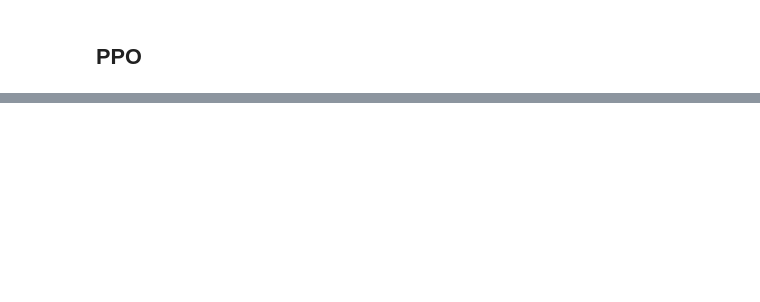
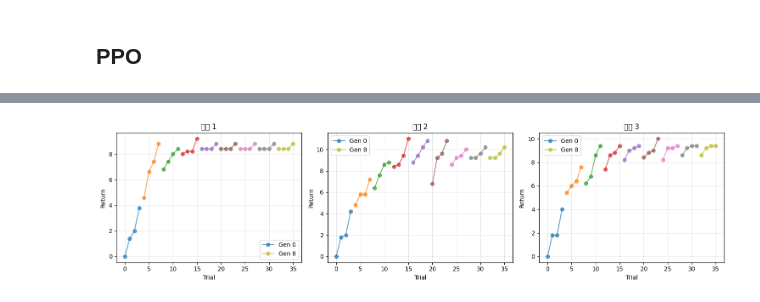
Before and after one commit to 3105813512-tech/cultural-accumulation, a Jupyter notebook: memory_sequence.ipynb, the cells around one changed output, grey strips where cells are left out. Cells and saved outputs as stored; diff of their text form; code cells hidden in the pictures; blank space fills up the shorter version.

```diff
--- a/memory_sequence.ipynb
+++ b/memory_sequence.ipynb
@@ -572,24 +685,18 @@ all_outs = jax.jit(jax.vmap(jax.vmap(train_batch_, in_axes=(None, 0)), in_axes=(
 # %%
-# 完整的多轨迹渐进学习评估 - 独立版本
+# 完整的多轨迹渐进学习评估 - 修复版
 import matplotlib.pyplot as plt
 import numpy as np
 import jax.numpy as jnp
 import jax
 
-# ===== 1. 设置所有必要的变量 =====
+# 设置变量
 num_types = 3
 num_trials = 4
 max_trial_len = 24
 popsize = 3
 num_seeds = 5
+num_max_lens = all_outs[1].shape[1]
 
-# 检查训练数据
-print("检查训练数据:")
-print(f"all_outs[1].shape: {all_outs[1].shape}")
-num_max_lens = all_outs[1].shape[1]
-print(f"可用的max_len条件数: {num_max_lens}\n")
-
-# ===== 2. 重新定义环境和网络 =====
 config = {
     "LR": 2.5e-4, "NUM_ENVS": 16, "NUM_STEPS": 128, "TOTAL_TIMESTEPS": 8e6,
     "UPDATE_EPOCHS": 2, "NUM_MINIBATCHES": 8, "GAMMA": 0.99, "GAE_LAMBDA": 0.95,
@@ -598,19 +705,13 @@ config = {
 }
 
 init_rng = jax.random.PRNGKey(420)
-init_env = MetaMemSeq(
-    num_types=num_types, init_rng=init_rng, num_trials=num_trials,
-    max_trial_len=max_trial_len, num_agents=popsize, other_probs=jnp.zeros((popsize,)),
-)
-
+init_env = MetaMemSeq(num_types=num_types, init_rng=init_rng, num_trials=num_trials,
+                      max_trial_len=max_trial_len, num_agents=popsize, other_probs=jnp.zeros((popsize,)))
 network = ActorCriticRNN(num_types, config=config)
-env = MetaMemSeq(
-    num_types=num_types, other_network=network, init_rng=init_rng,
-    num_trials=num_trials, max_trial_len=max_trial_len, num_agents=popsize,
-)
+env = MetaMemSeq(num_types=num_types, other_network=network, init_rng=init_rng,
+                 num_trials=num_trials, max_trial_len=max_trial_len, num_agents=popsize)
 init_env_params = EnvParams()
 
-# ===== 3. 重新定义评估函数(修复版) =====
 def init_eval_fixed(rng, params, env_params):
     rng, _rng = jax.random.split(rng)
     last_obs, env_state = init_env.reset(_rng, env_params)
@@ -619,26 +720,17 @@ def init_eval_fixed(rng, params, env_params):
     def _env_step(runner_state, unused):
         prev_env_state, env_params, last_obs, last_done, prev_hstate, rng, ever_done, running_r, running_hstates, running_obss = runner_state
         rng, _rng = jax.random.split(rng)
-
         ac_in = (last_obs[None, None, :], last_done[None, None])
         hstate, pi, value = network.apply(params, prev_hstate, ac_in)
         action = pi.sample(seed=_rng).squeeze(0).squeeze(0)
-
         rng, _rng = jax.random.split(rng)
         obsv, env_state, reward, done, info = init_env.step(_rng, prev_env_state, action, env_params)
-
         temp_r = running_r[prev_env_state.trial_num] + (reward >= 0.0) * (1.0 - ever_done)
         running_r = running_r.at[prev_env_state.trial_num].set(temp_r)
-
         trial_idx = prev_env_state.trial_num
         replace_hstate = jnp.logical_and((prev_env_state.trial_num == trial_idx), ~ever_done)
-        running_hstates = running_hstates.at[trial_idx].set(
-            running_hstates[trial_idx] * (1.0 - replace_hstate) + hstate * replace_hstate
-        )
-        running_obss = running_obss.at[trial_idx].set(
-            running_obss[trial_idx] * (1.0 - replace_hstate) + obsv * replace_hstate
-        )
-
+        running_hstates = running_hstates.at[trial_idx].set(running_hstates[trial_idx] * (1.0 - replace_hstate) + hstate * replace_hstate)
+        running_obss = running_obss.at[trial_idx].set(running_obss[trial_idx] * (1.0 - replace_hstate) + obsv * replace_hstate)
         ever_done = jnp.logical_or(done, ever_done)
         transition = (env_state, action, reward, running_r, running_hstates, running_obss)
         runner_state = (env_state, env_params, obsv, done, hstate, rng, ever_done, running_r, running_hstates, running_obss)
@@ -656,102 +748,81 @@ def eval_fixed(rng, params, env_params):
     init_state = ScannedRNN.initialize_carry(1, 256)
 
     def _env_step(runner_state, unused):
-        prev_env_state, env_params, last_obs, last_done, prev_hstate, rng, ever_done, running_r = runner_state
+        prev_env_state, env_params, last_obs, last_done, prev_hstate, rng, ever_done, running_r, running_hstates, running_obss = runner_state
         rng, _rng = jax.random.split(rng)
-
         ac_in = (last_obs[None, None, :], last_done[None, None])
         hstate, pi, value = network.apply(params, prev_hstate, ac_in)
         action = pi.sample(seed=_rng).squeeze(0).squeeze(0)
-
         rng, _rng = jax.random.split(rng)
         obsv, env_state, reward, done, info = env.step(_rng, prev_env_state, action, env_params)
-
         temp_r = running_r[prev_env_state.trial_num] + (reward >= 0.0) * (1.0 - ever_done)
         running_r = running_r.at[prev_env_state.trial_num].set(temp_r)
-
+        trial_idx = prev_env_state.trial_num
+        replace_hstate = jnp.logical_and((prev_env_state.trial_num == trial_idx), ~ever_done)
+        running_hstates = running_hstates.at[trial_idx].set(running_hstates[trial_idx] * (1.0 - replace_hstate) + hstate * replace_hstate)
+        running_obss = running_obss.at[trial_idx].set(running_obss[trial_idx] * (1.0 - replace_hstate) + obsv * replace_hstate)
         ever_done = jnp.logical_or(done, ever_done)
-        transition = (env_state, action, reward, running_r)
-        runner_state = (env_state, env_params, obsv, done, hstate, rng, ever_done, running_r)
+        transition = (env_state, action, reward, running_r, running_hstates, running_obss)
+        runner_state = (env_state, env_params, obsv, done, hstate, rng, ever_done, running_r, running_hstates, running_obss)
         return runner_state, transition
 
-    runner_state = (env_state, env_params, last_obs, False, init_state, rng, False, jnp.zeros((num_trials,)))
+    running_hstates = jnp.stack([init_state] * num_trials)
+    running_obss = jnp.stack([last_obs] * num_trials)
+    runner_state = (env_state, env_params, last_obs, False, init_state, rng, False, jnp.zeros((num_trials,)), running_hstates, running_obss)
     runner_state, traj_batch = jax.lax.scan(_env_step, runner_state, None, max_trial_len*num_trials+1)
     return traj_batch
 
-# ===== 4. 运行评估 =====
-print("开始运行多轨迹渐进学习评估...\n")
+print(f"开始评估 ({num_seeds} seeds × {num_max_lens} 条件)...\n")
 test_all_trial_scores = []
 
 for k in range(num_seeds):
     all_trial_scores = []
-
     for i in range(num_max_lens):
-        print(f"Seed {k}, Max Len条件 {i+1}/{num_max_lens}")
-
+        print(f"Seed {k}, 条件 {i+1}/{num_max_lens}")
         rng = jax.random.PRNGKey(12)
         test = jax.jit(jax.vmap(init_eval_fixed, in_axes=(0, None, None)))
         other_params = jax.tree.map(lambda x: x[k,i], all_outs[0][0].params)
         infos = test(jax.random.split(rng, popsize), other_params, init_env_params)
-
         num_generations = 8
         trial_scores = []
-
         for j in range(num_generations):
             trial_scores_all = infos[-3][:,-1,:]
             best_agent_idx = jnp.argmax(trial_scores_all.mean(axis=1))
             sorted_trial_indices = jnp.argsort(trial_scores_all[best_agent_idx])
-
             saved_scores = trial_scores_all[best_agent_idx][sorted_trial_indices]
             saved_states = infos[-2][best_agent_idx, -1, sorted_trial_indices][:popsize]
             saved_obs = infos[-1][best_agent_idx, -1, sorted_trial_indices][:popsize]
-
             trial_scores.append(saved_scores)
             print(f"  Gen {j}: {saved_scores}")
-
-            env_params = EnvParams(
-                other_params=other_params,
-                other_init_state=saved_states,
-                other_init_last_obs=saved_obs,
-            )
-
+            env_params = EnvParams(other_params=other_params, other_init_state=saved_states, other_init_last_obs=saved_obs)
             rng = jax.random.PRNGKey(3)
             test = jax.jit(jax.vmap(eval_fixed, in_axes=(0, None, None)))
             infos = test(jax.random.split(rng, popsize), other_params, env_params)
-
         trial_scores.append(saved_scores)
         all_trial_scores.append(np.array(trial_scores))
-
     test_all_trial_scores.append(np.array(all_trial_scores))
 
-# ===== 5. 可视化结果 =====
-print(f"\n完成!开始生成可视化...\n")
-
+print(f"\n完成!生成可视化...\n")
 fig, axes = plt.subplots(1, num_max_lens, figsize=(5*num_max_lens, 4))
 if num_max_lens == 1:
     axes = [axes]
-
 for max_len_idx in range(num_max_lens):
     ax = axes[max_len_idx]
-
     all_seeds_data = np.array([test_all_trial_scores[seed_idx][max_len_idx] for seed_idx in range(num_seeds)])
     mean_data = all_seeds_data.mean(axis=0)
-
     for gen_idx in range(mean_data.shape[0]):
         x_positions = np.arange(4) + gen_idx * 4
-        ax.plot(x_positions, mean_data[gen_idx], 'o-', alpha=0.7,
-                label=f'Gen {gen_idx}' if gen_idx in [0, mean_data.shape[0]-1] else '')
-
+        ax.plot(x_positions, mean_data[gen_idx], 'o-', alpha=0.7, label=f'Gen {gen_idx}' if gen_idx in [0, mean_data.shape[0]-1] else '')
     ax.set_xlabel('Trial')
     ax.set_ylabel('Return')
-    ax.set_title(f'Max Len条件 {max_len_idx+1}')
+    ax.set_title(f'条件 {max_len_idx+1}')
     ax.grid(True, alpha=0.3)
     ax.legend()
-
 plt.tight_layout()
 plt.show()
 
-print("\n最终generation的平均表现:")
+print("\n最终generation平均表现:")
 for max_len_idx in range(num_max_lens):
-    final_gen_data = [np.mean(test_all_trial_scores[seed_idx][max_len_idx][-1])
-                      for seed_idx in range(num_seeds)]
+    final_gen_data = [np.mean(test_all_trial_scores[seed_idx][max_len_idx][-1]) for seed_idx in range(num_seeds)]
     print(f"  条件 {max_len_idx+1}: {np.mean(final_gen_data):.2f} ± {np.std(final_gen_data):.2f}")
+# %% [output]
@@ -757,0 +846 @@ for max_len_idx in range(num_max_lens):
+[figure, added]
```
Also changed, not shown: parts of 3 cells of this notebook.
